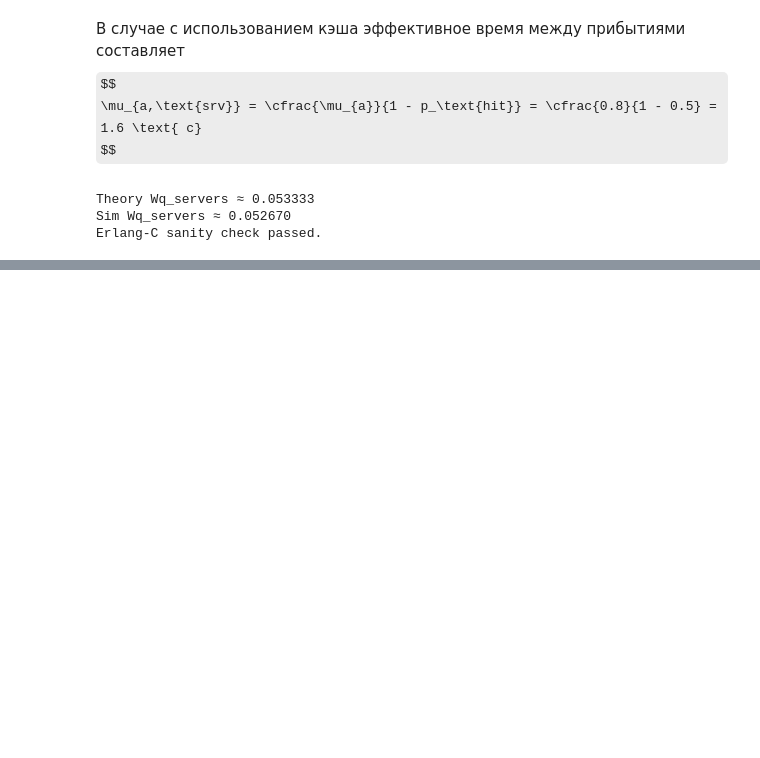
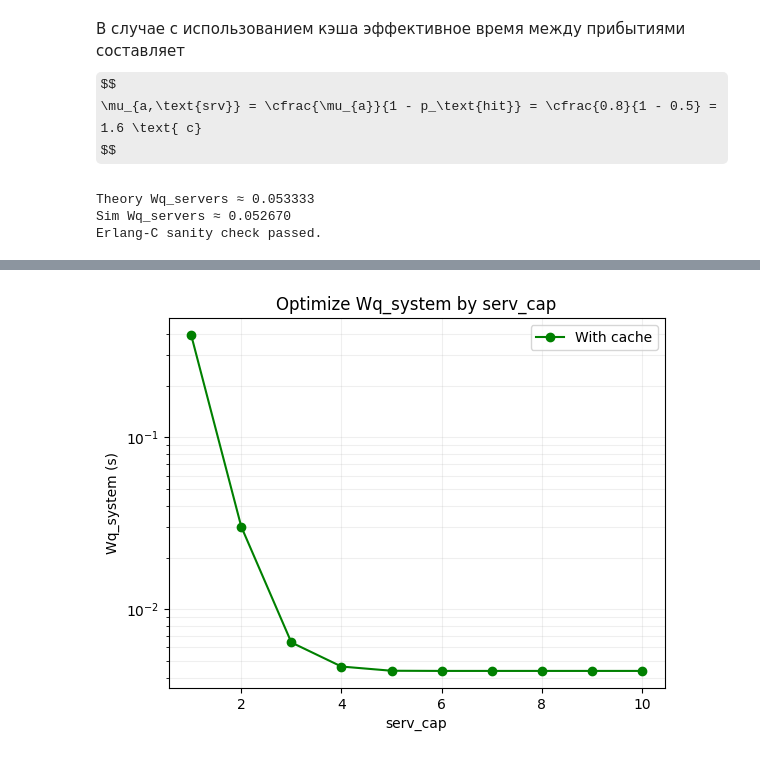
Before and after one commit to Vad1mChK/LabsDataAnalysisAndModeling, a Jupyter notebook: modeling/lab_3.ipynb, the cells around one changed output, grey strips where cells are left out. Saved outputs shown, nothing was run; the diff lists cells and outputs as text; code cells hidden in the pictures; some formulas as TeX source; blank space fills up the shorter version.

```diff
--- a/modeling/lab_3.ipynb
+++ b/modeling/lab_3.ipynb
@@ -381,0 +419,11 @@ Best cache_cap=3.00 s  →  Wq_system=0.028 s
+# %%
+plt.plot( [r[0] for r in results1],  [r[1] for r in results1], marker='o', color="green", label="With cache")
+plt.legend()
+plt.xlabel("serv_cap")
+plt.ylabel("Wq_system (s)")
+plt.yscale('log')
+plt.title("Optimize Wq_system by serv_cap")
+plt.grid(True, which='both', alpha=0.2)
+plt.show()
+# %% [output]
+[figure, added]
```
Also changed, not shown: parts of 6 cells of this notebook, 10 other files.
